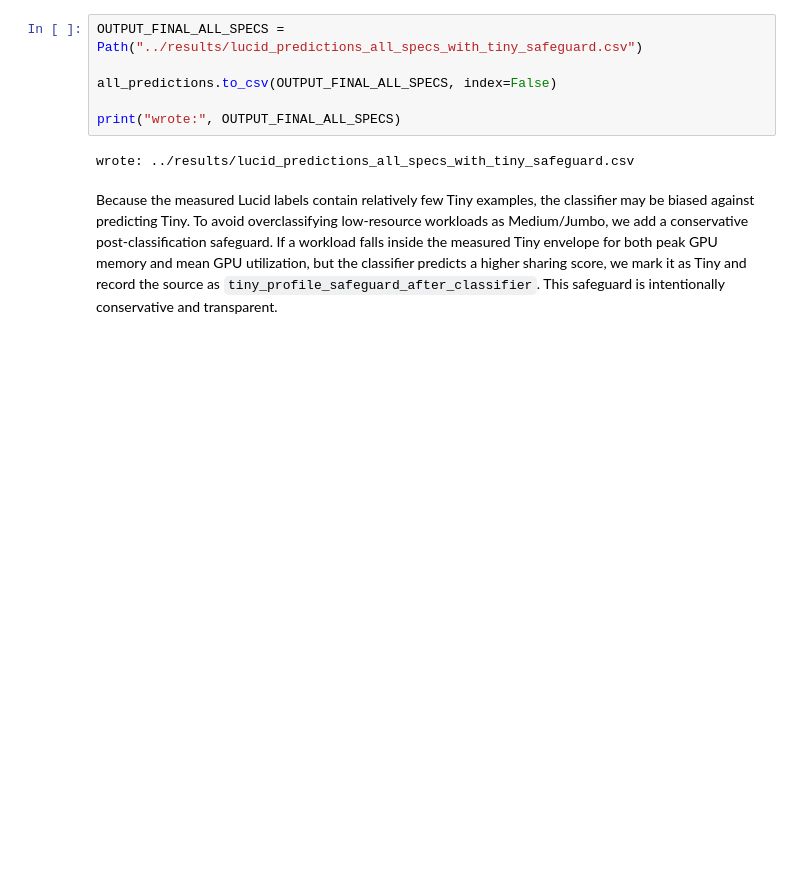
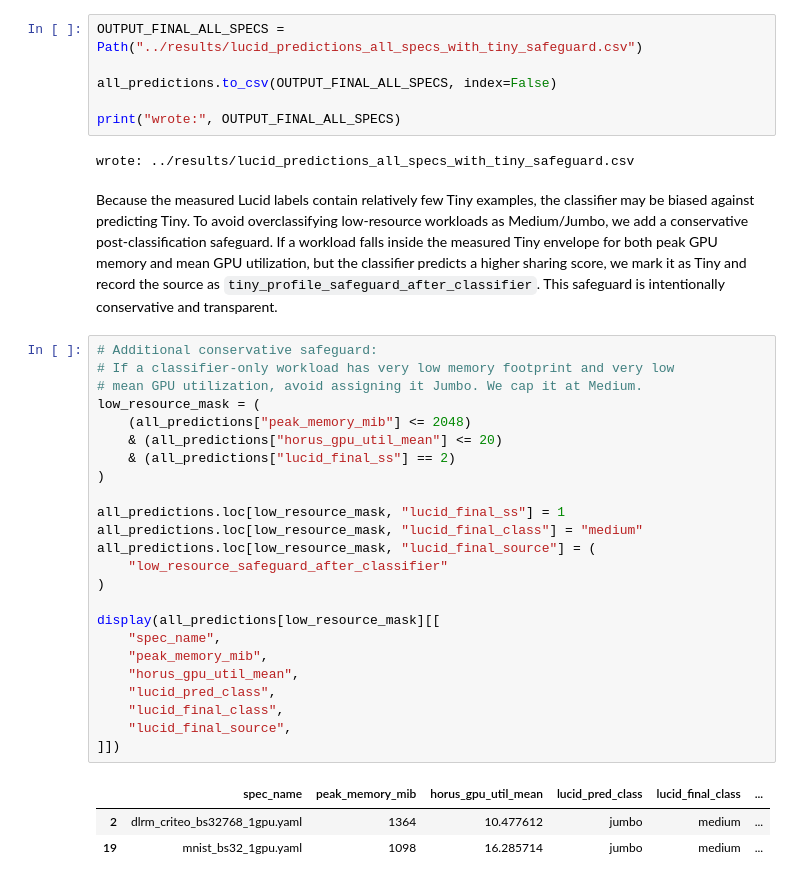
Before and after one commit to ehsanyousefzadehasl/AEGIS, a Jupyter notebook: evaluation/lucid/notebooks/lucid_classifier_inspection.ipynb, the cells around one changed output. Cells and saved outputs as stored; diff of their text form; blank space fills up the shorter version.

```diff
--- a/evaluation/lucid/notebooks/lucid_classifier_inspection.ipynb
+++ b/evaluation/lucid/notebooks/lucid_classifier_inspection.ipynb
@@ -519,3 +519,31 @@ print("wrote:", OUTPUT_FINAL_ALL_SPECS)
 wrote: ../results/lucid_predictions_all_specs_with_tiny_safeguard.csv
 # %% [markdown]
 Because the measured Lucid labels contain relatively few Tiny examples, the classifier may be biased against predicting Tiny. To avoid overclassifying low-resource workloads as Medium/Jumbo, we add a conservative post-classification safeguard. If a workload falls inside the measured Tiny envelope for both peak GPU memory and mean GPU utilization, but the classifier predicts a higher sharing score, we mark it as Tiny and record the source as `tiny_profile_safeguard_after_classifier`. This safeguard is intentionally conservative and transparent.
+# %%
+# Additional conservative safeguard:
+# If a classifier-only workload has very low memory footprint and very low
+# mean GPU utilization, avoid assigning it Jumbo. We cap it at Medium.
+low_resource_mask = (
+    (all_predictions["peak_memory_mib"] <= 2048)
+    & (all_predictions["horus_gpu_util_mean"] <= 20)
+    & (all_predictions["lucid_final_ss"] == 2)
+)
+
+all_predictions.loc[low_resource_mask, "lucid_final_ss"] = 1
+all_predictions.loc[low_resource_mask, "lucid_final_class"] = "medium"
+all_predictions.loc[low_resource_mask, "lucid_final_source"] = (
+    "low_resource_safeguard_after_classifier"
+)
+
+display(all_predictions[low_resource_mask][[
+    "spec_name",
+    "peak_memory_mib",
+    "horus_gpu_util_mean",
+    "lucid_pred_class",
+    "lucid_final_class",
+    "lucid_final_source",
+]])
+# %% [output]
+|  | spec_name | peak_memory_mib | horus_gpu_util_mean | lucid_pred_class | lucid_final_class | ... |
+| 2 | dlrm_criteo_bs32768_1gpu.yaml | 1364 | 10.477612 | jumbo | medium | ... |
+| 19 | mnist_bs32_1gpu.yaml | 1098 | 16.285714 | jumbo | medium | ... |
```
Also changed, not shown: parts of 3 cells of this notebook, 2 other files.
